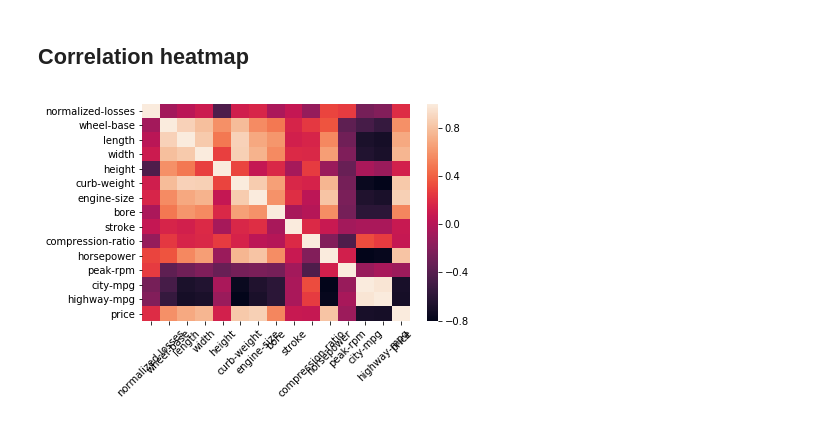
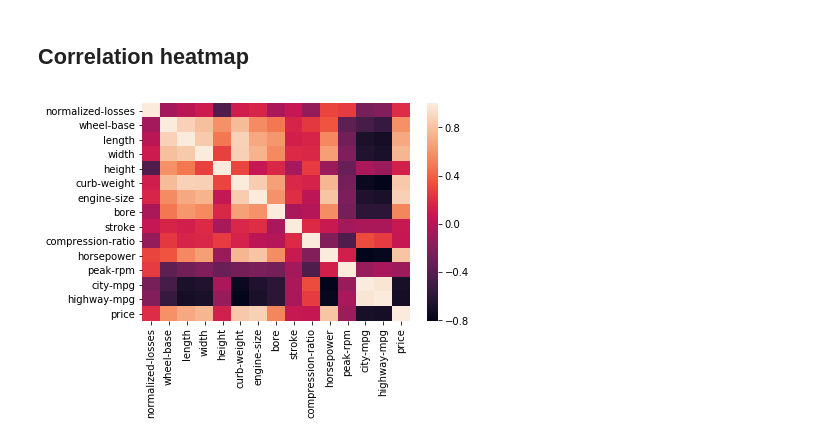
Before and after one commit to serrodcal-data-scientist/dataLab1, a Jupyter notebook: EDA.ipynb, the cells around one changed output. Cells and saved outputs as stored; diff of their text form; code cells hidden in the pictures.

Commit message:
fix heatmap labels

```diff
--- a/EDA.ipynb
+++ b/EDA.ipynb
@@ -153,12 +153,12 @@ TODO:
 # %%
 def correlation_heatmap(corr):
     ax = sns.heatmap(corr)
-    ax.set_xticklabels(ax.get_xticklabels(), rotation=45)
+    ax.set_xticklabels(ax.get_xticklabels())
 # %%
 num_corr = num_df.corr()
-correlation_heatmap(corr)
+correlation_heatmap(num_corr)
 # %% [output]
-[figure, old version]
+[figure, new version]
 # %%
 cat_df_onehot = cat_df.copy()
 cat_df_onehot = pd.get_dummies(cat_df_onehot, columns=['fuel-system'], prefix = ['fuel-system'])
```
Also changed, not shown: parts of 3 cells of this notebook.
